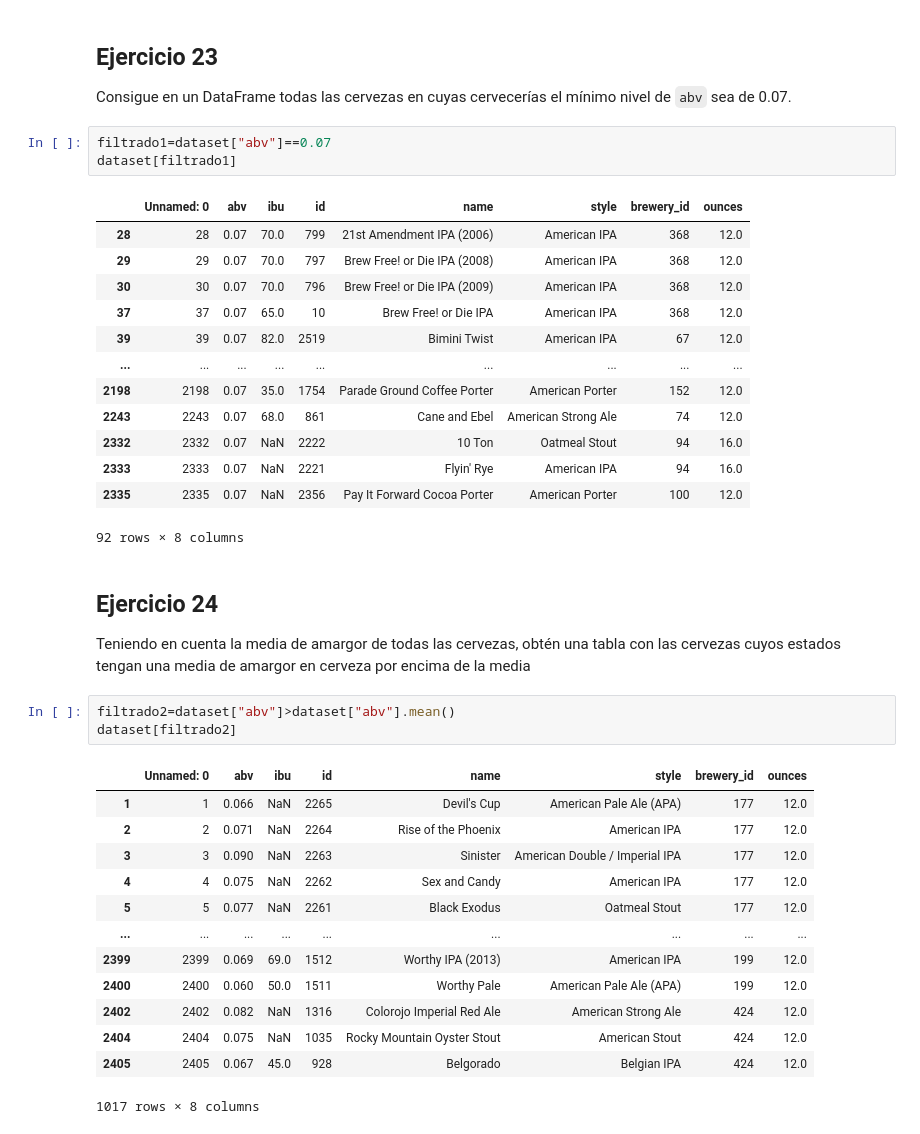
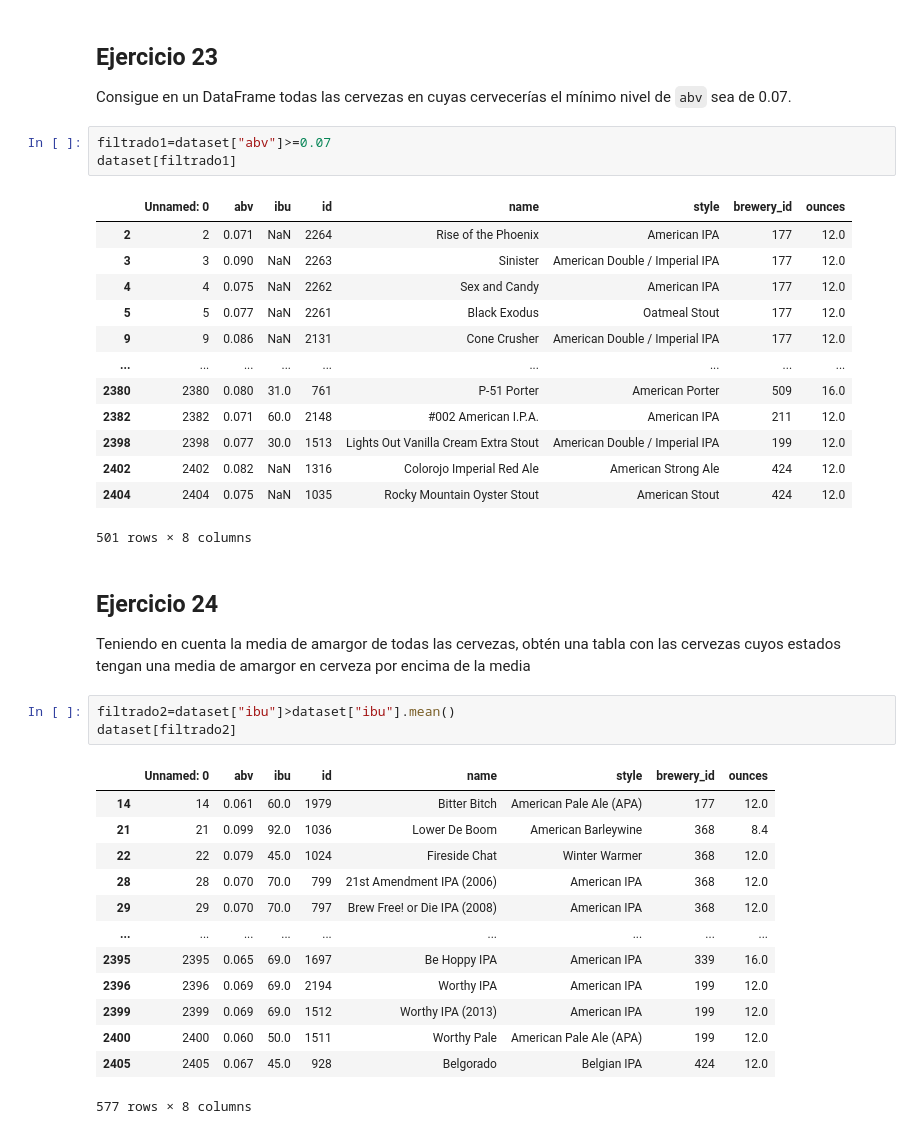
Before and after one commit to mgiljimenez/MGJ_Data_Bootcamp, a Jupyter notebook: 2-Data Analysis/2-Pandas/ejercicios/4-Pandas-Graficas-Estadisticas/9-Beers/Birras.ipynb, the cells around one changed output. Cells and saved outputs as stored; diff of their text form.

```diff
--- a/2-Data Analysis/2-Pandas/ejercicios/4-Pandas-Graficas-Estadisticas/9-Beers/Birras.ipynb
+++ b/2-Data Analysis/2-Pandas/ejercicios/4-Pandas-Graficas-Estadisticas/9-Beers/Birras.ipynb
@@ -384,39 +452,39 @@ new_df.groupby("city")["city"].describe()
 ## Ejercicio 23
 Consigue en un DataFrame todas las cervezas en cuyas cervecerías el mínimo nivel de `abv` sea de 0.07.
 # %%
-filtrado1=dataset["abv"]==0.07
+filtrado1=dataset["abv"]>=0.07
 dataset[filtrado1]
 # %% [output]
 |  | Unnamed: 0 | abv | ibu | id | name | style | brewery_id | ounces |
-| 28 | 28 | 0.07 | 70.0 | 799 | 21st Amendment IPA (2006) | American IPA | 368 | 12.0 |
-| 29 | 29 | 0.07 | 70.0 | 797 | Brew Free! or Die IPA (2008) | American IPA | 368 | 12.0 |
-| 30 | 30 | 0.07 | 70.0 | 796 | Brew Free! or Die IPA (2009) | American IPA | 368 | 12.0 |
-| 37 | 37 | 0.07 | 65.0 | 10 | Brew Free! or Die IPA | American IPA | 368 | 12.0 |
-| 39 | 39 | 0.07 | 82.0 | 2519 | Bimini Twist | American IPA | 67 | 12.0 |
+| 2 | 2 | 0.071 | NaN | 2264 | Rise of the Phoenix | American IPA | 177 | 12.0 |
+| 3 | 3 | 0.090 | NaN | 2263 | Sinister | American Double / Imperial IPA | 177 | 12.0 |
+| 4 | 4 | 0.075 | NaN | 2262 | Sex and Candy | American IPA | 177 | 12.0 |
+| 5 | 5 | 0.077 | NaN | 2261 | Black Exodus | Oatmeal Stout | 177 | 12.0 |
+| 9 | 9 | 0.086 | NaN | 2131 | Cone Crusher | American Double / Imperial IPA | 177 | 12.0 |
 | ... | ... | ... | ... | ... | ... | ... | ... | ... |
-| 2198 | 2198 | 0.07 | 35.0 | 1754 | Parade Ground Coffee Porter | American Porter | 152 | 12.0 |
-| 2243 | 2243 | 0.07 | 68.0 | 861 | Cane and Ebel | American Strong Ale | 74 | 12.0 |
-| 2332 | 2332 | 0.07 | NaN | 2222 | 10 Ton | Oatmeal Stout | 94 | 16.0 |
-| 2333 | 2333 | 0.07 | NaN | 2221 | Flyin' Rye | American IPA | 94 | 16.0 |
-| 2335 | 2335 | 0.07 | NaN | 2356 | Pay It Forward Cocoa Porter | American Porter | 100 | 12.0 |
+| 2380 | 2380 | 0.080 | 31.0 | 761 | P-51 Porter | American Porter | 509 | 16.0 |
+| 2382 | 2382 | 0.071 | 60.0 | 2148 | #002 American I.P.A. | American IPA | 211 | 12.0 |
+| 2398 | 2398 | 0.077 | 30.0 | 1513 | Lights Out Vanilla Cream Extra Stout | American Double / Imperial IPA | 199 | 12.0 |
+| 2402 | 2402 | 0.082 | NaN | 1316 | Colorojo Imperial Red Ale | American Strong Ale | 424 | 12.0 |
+| 2404 | 2404 | 0.075 | NaN | 1035 | Rocky Mountain Oyster Stout | American Stout | 424 | 12.0 |
-92 rows × 8 columns
+501 rows × 8 columns
 # %% [markdown]
 ## Ejercicio 24
 Teniendo en cuenta la media de amargor de todas las cervezas, obtén una tabla con las cervezas cuyos estados tengan una media de amargor en cerveza por encima de la media
 # %%
-filtrado2=dataset["abv"]>dataset["abv"].mean()
+filtrado2=dataset["ibu"]>dataset["ibu"].mean()
 dataset[filtrado2]
 # %% [output]
 |  | Unnamed: 0 | abv | ibu | id | name | style | brewery_id | ounces |
-| 1 | 1 | 0.066 | NaN | 2265 | Devil's Cup | American Pale Ale (APA) | 177 | 12.0 |
-| 2 | 2 | 0.071 | NaN | 2264 | Rise of the Phoenix | American IPA | 177 | 12.0 |
-| 3 | 3 | 0.090 | NaN | 2263 | Sinister | American Double / Imperial IPA | 177 | 12.0 |
-| 4 | 4 | 0.075 | NaN | 2262 | Sex and Candy | American IPA | 177 | 12.0 |
-| 5 | 5 | 0.077 | NaN | 2261 | Black Exodus | Oatmeal Stout | 177 | 12.0 |
+| 14 | 14 | 0.061 | 60.0 | 1979 | Bitter Bitch | American Pale Ale (APA) | 177 | 12.0 |
+| 21 | 21 | 0.099 | 92.0 | 1036 | Lower De Boom | American Barleywine | 368 | 8.4 |
+| 22 | 22 | 0.079 | 45.0 | 1024 | Fireside Chat | Winter Warmer | 368 | 12.0 |
+| 28 | 28 | 0.070 | 70.0 | 799 | 21st Amendment IPA (2006) | American IPA | 368 | 12.0 |
+| 29 | 29 | 0.070 | 70.0 | 797 | Brew Free! or Die IPA (2008) | American IPA | 368 | 12.0 |
 | ... | ... | ... | ... | ... | ... | ... | ... | ... |
+| 2395 | 2395 | 0.065 | 69.0 | 1697 | Be Hoppy IPA | American IPA | 339 | 16.0 |
+| 2396 | 2396 | 0.069 | 69.0 | 2194 | Worthy IPA | American IPA | 199 | 12.0 |
 | 2399 | 2399 | 0.069 | 69.0 | 1512 | Worthy IPA (2013) | American IPA | 199 | 12.0 |
 | 2400 | 2400 | 0.060 | 50.0 | 1511 | Worthy Pale | American Pale Ale (APA) | 199 | 12.0 |
-| 2402 | 2402 | 0.082 | NaN | 1316 | Colorojo Imperial Red Ale | American Strong Ale | 424 | 12.0 |
-| 2404 | 2404 | 0.075 | NaN | 1035 | Rocky Mountain Oyster Stout | American Stout | 424 | 12.0 |
 | 2405 | 2405 | 0.067 | 45.0 | 928 | Belgorado | Belgian IPA | 424 | 12.0 |
-1017 rows × 8 columns
+577 rows × 8 columns
```
Also changed, not shown: parts of 13 cells of this notebook.
